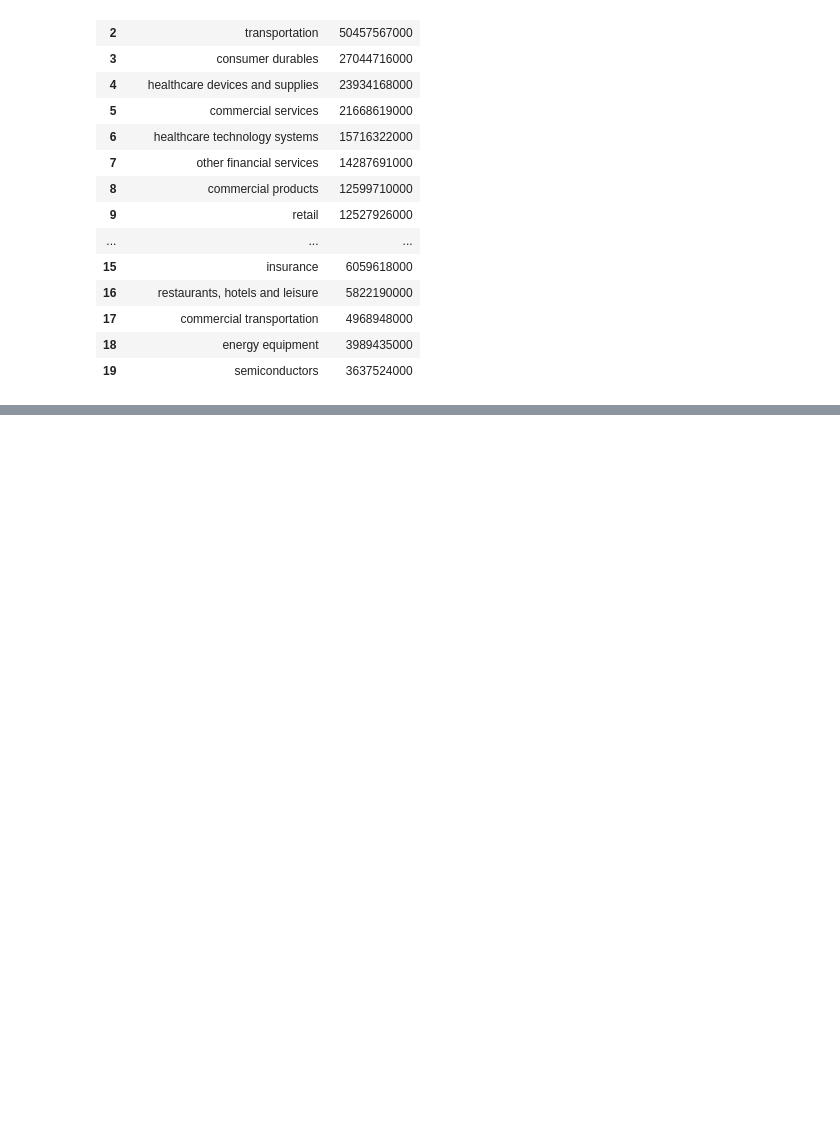
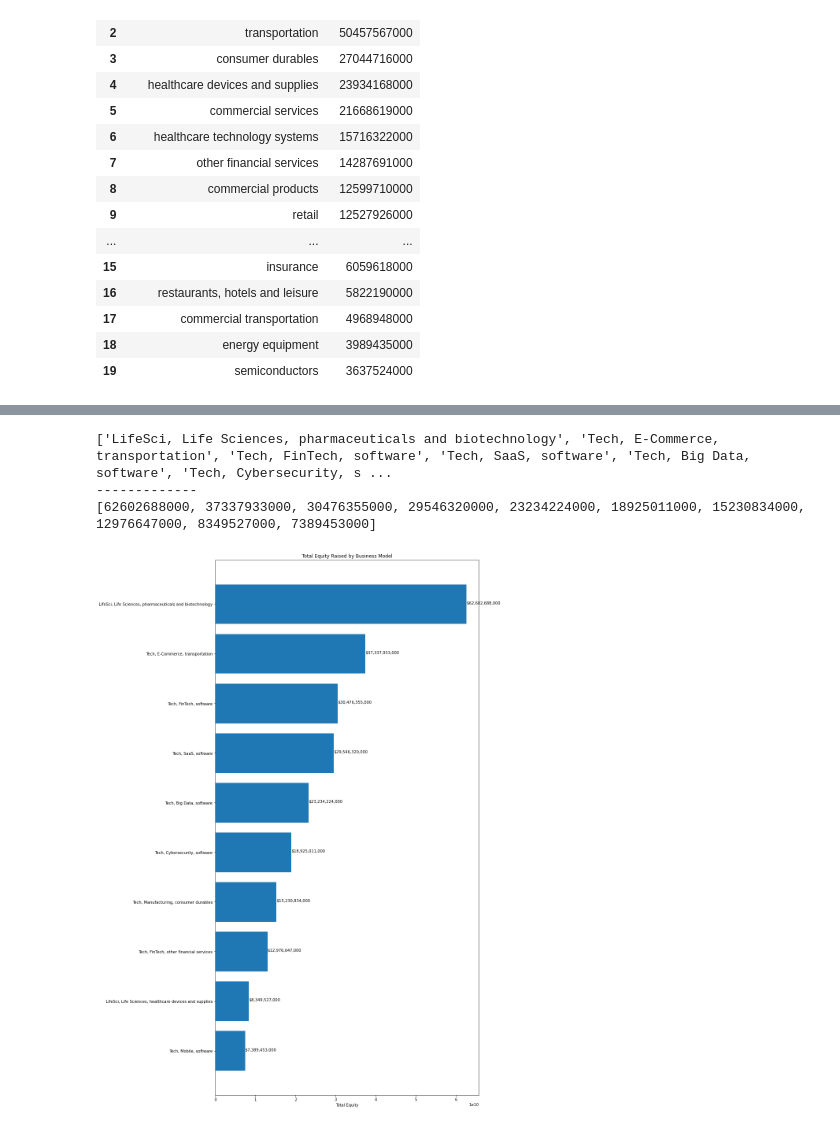
Before and after one commit to gianmillare/Enterprise-Data-Analysis, a Jupyter notebook: market_share_analysis.ipynb, the cells around one changed output, grey strips where cells are left out. Cells and saved outputs as stored; diff of their text form; code cells hidden in the pictures; blank space fills up the shorter version.

Commit message:
completed the business model hierarchy analysis

```diff
--- a/market_share_analysis.ipynb
+++ b/market_share_analysis.ipynb
@@ -378,7 +389,7 @@ ax.set_xlabel("Total Equity")
 ax.set_title('Total Equity Raised by Product')
 
 for index, value in enumerate(xaxis):
-    plt.text(value, index, str(f'{value:,}'))
+    plt.text(value, index, str(f'${value:,}'))
 
 plt.show()
 # %% [output]
@@ -389,0 +423,43 @@ print(f'{product_df["Equity Raised"][0]:,}')
+# %%
+# create a dataframe of the top ten companies
+
+levels_top_ten = pd.DataFrame({
+    "Type": list(levels["Type"][:10]),
+    "Niche": list(levels["Niche"][:10]),
+    "Product Specialty": list(levels["Product Specialty"][:10]),
+    "Equity Raised": list(levels["Equity Raised"][:10])
+})
+
+# prepare the bar chart
+
+company_levels, company_equity = [], []
+
+for i in range(len(levels_top_ten["Type"])):
+    company_levels.append(levels_top_ten["Type"][i] + ", " + levels_top_ten["Niche"][i] + ", " + levels_top_ten["Product Specialty"][i])
+    company_equity.append(levels_top_ten["Equity Raised"][i])
+
+print(company_levels)
+print("-------------")
+print(company_equity)
+# %% [output]
+['LifeSci, Life Sciences, pharmaceuticals and biotechnology', 'Tech, E-Commerce, transportation', 'Tech, FinTech, software', 'Tech, SaaS, software', 'Tech, Big Data, software', 'Tech, Cybersecurity, s ...
+-------------
+[62602688000, 37337933000, 30476355000, 29546320000, 23234224000, 18925011000, 15230834000, 12976647000, 8349527000, 7389453000]
+# %%
+f, ax = plt.subplots(figsize=(12,25))
+
+xaxis = company_equity
+yaxis = company_levels
+
+ax.barh(yaxis, xaxis)
+ax.set_yticklabels(yaxis)
+ax.invert_yaxis()
+ax.set_xlabel("Total Equity")
+ax.set_title('Total Equity Raised by Business Model')
+
+for index, value in enumerate(xaxis):
+    plt.text(value, index, str(f'${value:,}'))
+
+plt.show()
+# %% [output]
+[figure, added]
```
Also changed, not shown: parts of 7 cells of this notebook.
